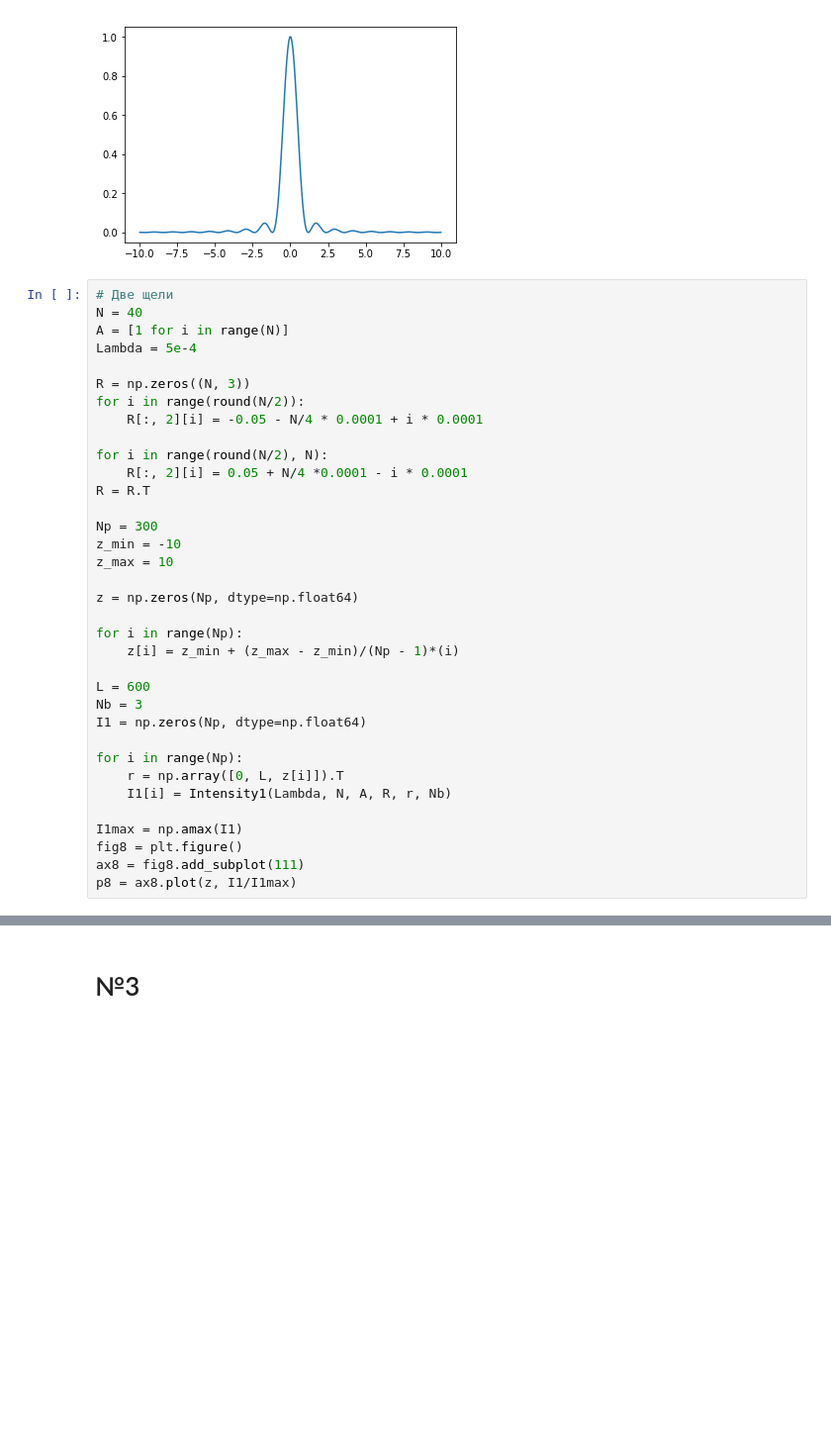
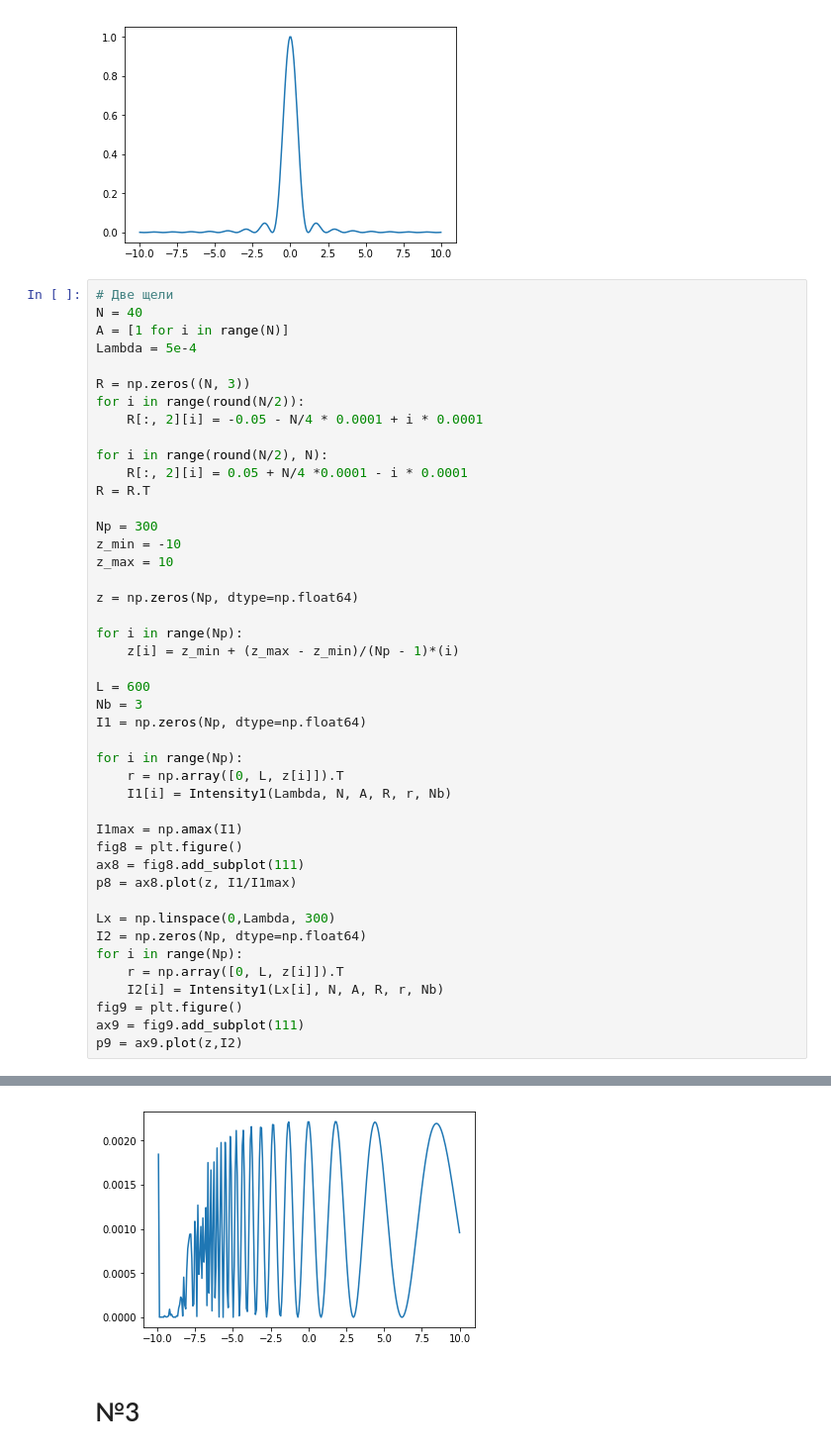
Before and after one commit to droidroot1995/DAFE_Python_914, a Jupyter notebook: Лысенков Евгений/waves_and_optics.ipynb, the cells around one changed output, grey strips where cells are left out. Shown at 99% size. Cells and saved outputs as stored; diff of their text form; blank space fills up the shorter version.

```diff
--- a/Лысенков Евгений/waves_and_optics.ipynb
+++ b/Лысенков Евгений/waves_and_optics.ipynb
@@ -187,33 +187,43 @@ R = np.zeros((N, 3))
 for i in range(round(N/2)):
     R[:, 2][i] = -0.05 - N/4 * 0.0001 + i * 0.0001
 
 for i in range(round(N/2), N):
     R[:, 2][i] = 0.05 + N/4 *0.0001 - i * 0.0001
 R = R.T
 
 Np = 300
 z_min = -10
 z_max = 10
 
 z = np.zeros(Np, dtype=np.float64)
 
 for i in range(Np):
     z[i] = z_min + (z_max - z_min)/(Np - 1)*(i)
 
 L = 600
 Nb = 3
 I1 = np.zeros(Np, dtype=np.float64)
 
 for i in range(Np):
     r = np.array([0, L, z[i]]).T
     I1[i] = Intensity1(Lambda, N, A, R, r, Nb)
 
 I1max = np.amax(I1)
 fig8 = plt.figure()
 ax8 = fig8.add_subplot(111)
 p8 = ax8.plot(z, I1/I1max)
+
+Lx = np.linspace(0,Lambda, 300)
+I2 = np.zeros(Np, dtype=np.float64)
+for i in range(Np):
+    r = np.array([0, L, z[i]]).T
+    I2[i] = Intensity1(Lx[i], N, A, R, r, Nb)
+fig9 = plt.figure()
+ax9 = fig9.add_subplot(111)
+p9 = ax9.plot(z,I2)
 # %% [output]
 [figure]
+[figure, added]
 # %% [markdown]
 # №3
 # %%
```
